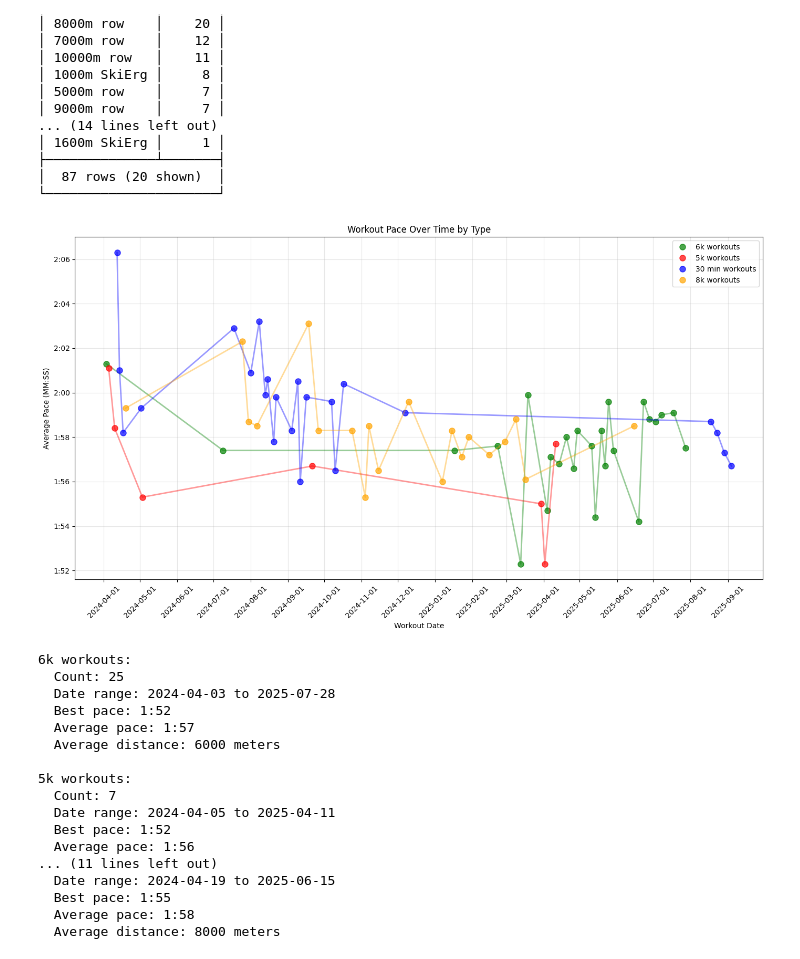
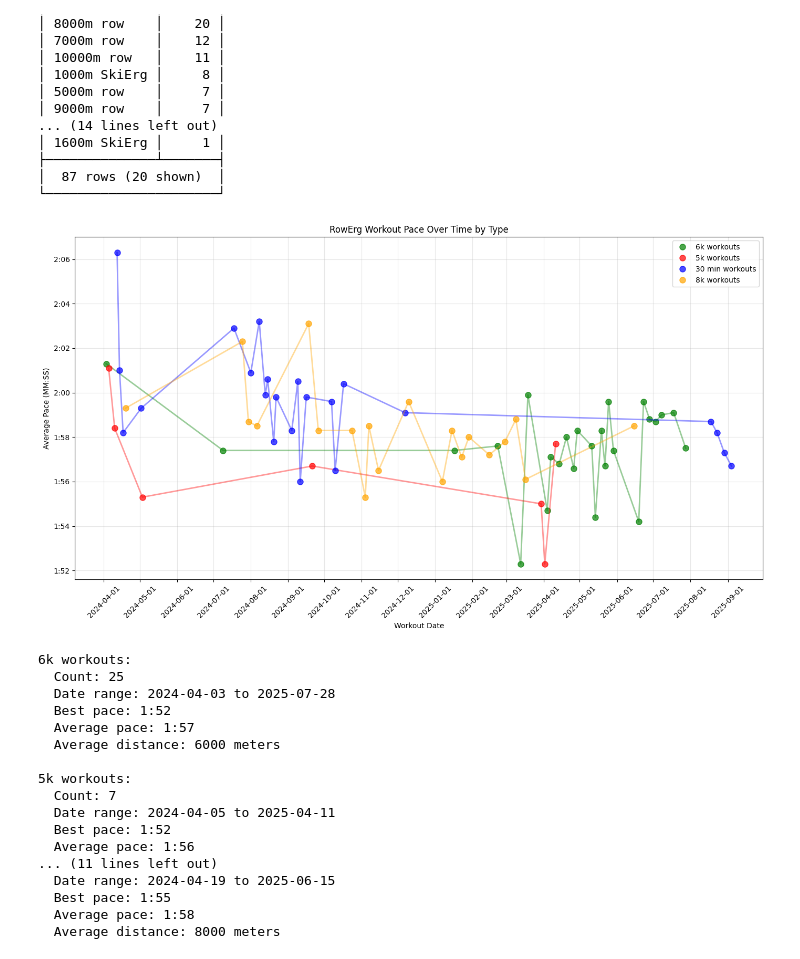
Before and after one commit to mattmartin14/dream_machine, a Jupyter notebook: concept2/scratchpad.ipynb, the cells around one changed output. Drawn from its saved outputs; the diff is of its cells as text; code cells hidden in the pictures.

```diff
--- a/concept2/scratchpad.ipynb
+++ b/concept2/scratchpad.ipynb
@@ -81,6 +81,7 @@ sql = """
     from v_summary_workouts
     where 1=1
         and "Pace" is not null
+        and "Type" = 'RowErg'
         and (
             "Work Time (Formatted)" = '30:00.0'
             or "Description" = '6000m row'
@@ -156,35 +157,35 @@ else:
     ax.yaxis.set_major_formatter(plt.FuncFormatter(format_pace))
 
     # Format x-axis dates
     ax.xaxis.set_major_formatter(mdates.DateFormatter('%Y-%m-%d'))
     ax.xaxis.set_major_locator(mdates.MonthLocator())
     plt.xticks(rotation=45)
 
     # Labels and formatting
     ax.set_xlabel('Workout Date')
     ax.set_ylabel('Average Pace (MM:SS)')
-    ax.set_title('Workout Pace Over Time by Type')
+    ax.set_title('RowErg Workout Pace Over Time by Type')
     ax.grid(True, alpha=0.3)
     ax.legend()
 
     plt.tight_layout()
     plt.show()
 
     # Show statistics for each workout type
     for workout_type in df['workout_type_ind'].unique():
         if pd.isna(workout_type):
             continue
 
         type_df = df[df['workout_type_ind'] == workout_type]
         print(f"\n{workout_type} workouts:")
         print(f"  Count: {len(type_df)}")
         if len(type_df) > 0:
             print(f"  Date range: {type_df['workout_dt'].min().strftime('%Y-%m-%d')} to {type_df['workout_dt'].max().strftime('%Y-%m-%d')}")
             print(f"  Best pace: {format_pace(type_df['pace_seconds'].min(), 0)}")
             print(f"  Average pace: {format_pace(type_df['pace_seconds'].mean(), 0)}")
             print(f"  Average distance: {type_df['distance_meters'].mean():.0f} meters")
 # %% [output]
-[figure, old version]
+[figure, new version]
 6k workouts:
   Count: 25
   Date range: 2024-04-03 to 2025-07-28
```
Also changed, not shown: parts of 1 cell of this notebook, 31 other files.
